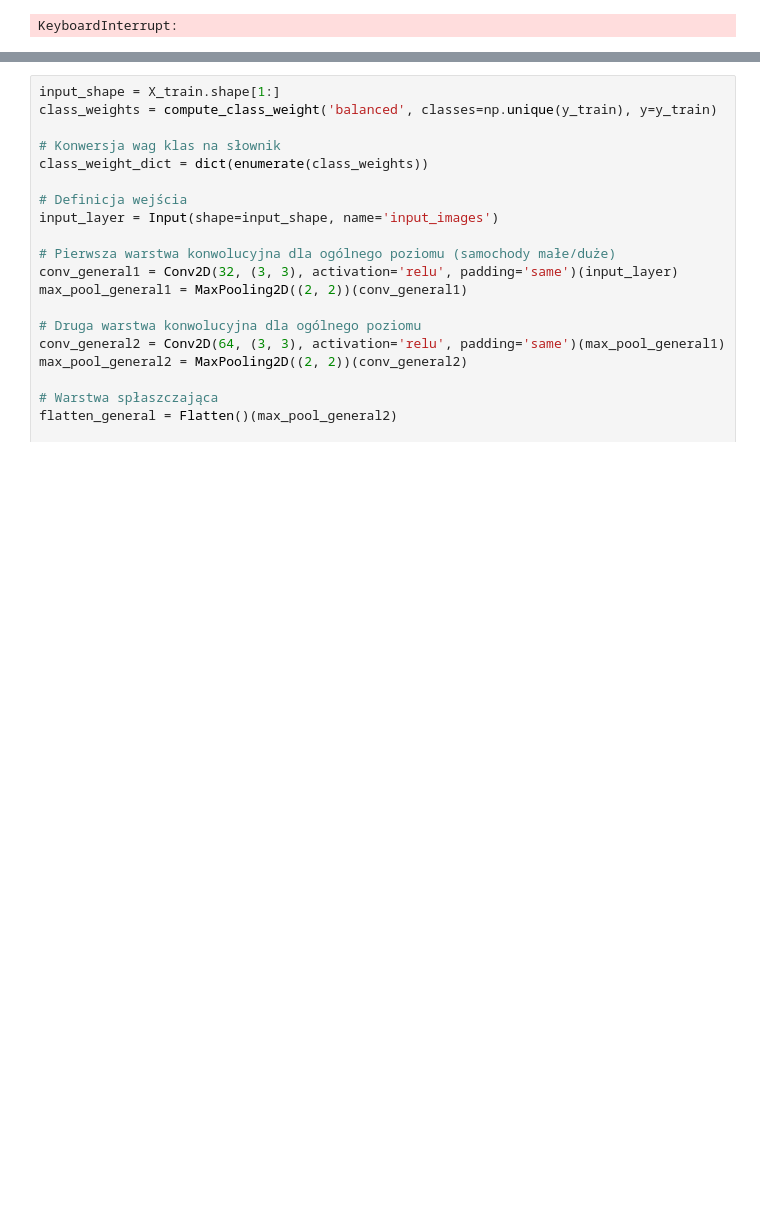
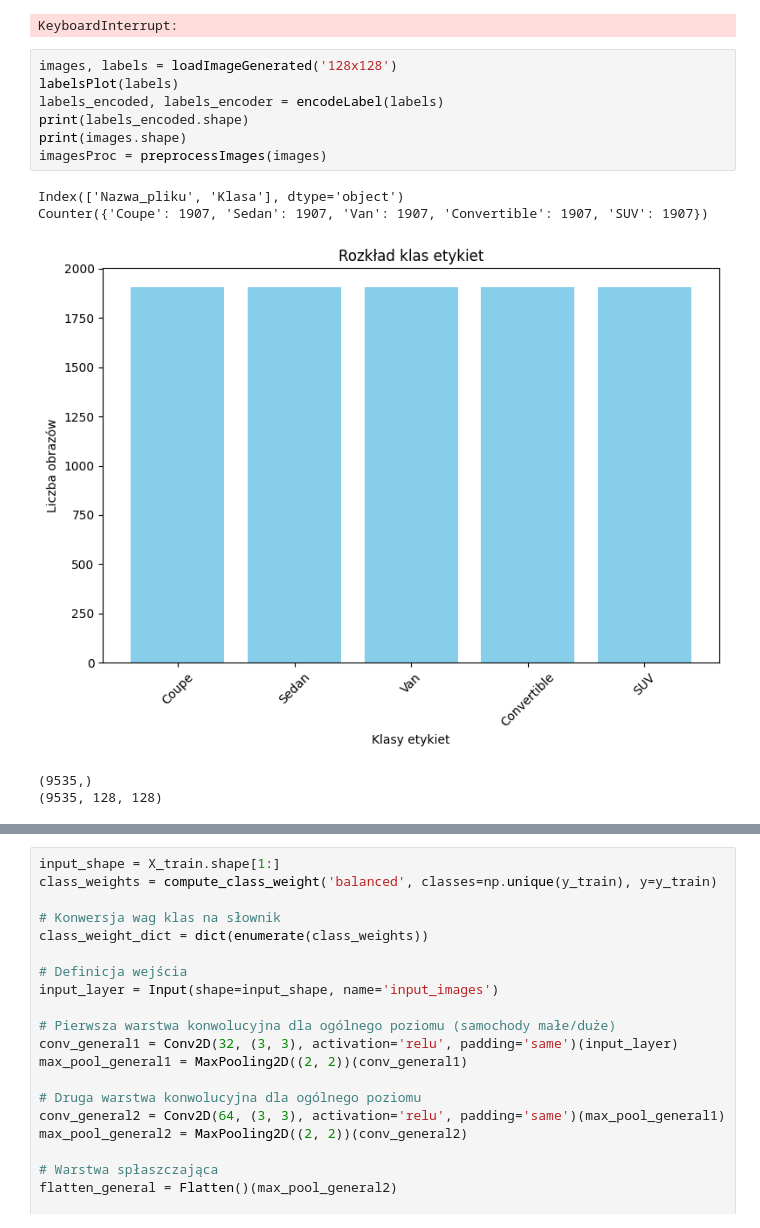
Before and after one commit to Czarkowski/ITML_Project, a Jupyter notebook: main.ipynb, the cells around one changed output, grey strips where cells are left out. Saved outputs shown, nothing was run; the diff lists cells and outputs as text; blank space fills up the shorter version.

```diff
--- a/main.ipynb
+++ b/main.ipynb
@@ -759,6 +871,19 @@ Epoch 3/15
 174/174 [==============================] - 345s 2s/step - loss: 1.6100 - accuracy: 0.1843 - val_loss: 1.6097 - val_accuracy: 0.2069
 Epoch 4/15
 KeyboardInterrupt:
+# %%
+images, labels = loadImageGenerated('128x128')
+labelsPlot(labels)
+labels_encoded, labels_encoder = encodeLabel(labels)
+print(labels_encoded.shape)
+print(images.shape)
+imagesProc = preprocessImages(images)
+# %% [output]
+Index(['Nazwa_pliku', 'Klasa'], dtype='object')
+Counter({'Coupe': 1907, 'Sedan': 1907, 'Van': 1907, 'Convertible': 1907, 'SUV': 1907})
+[figure, added]
+(9535,)
+(9535, 128, 128)
 # %%
 
 np.set_printoptions(edgeitems=10)
```
Also changed, not shown: parts of 6 cells of this notebook.
